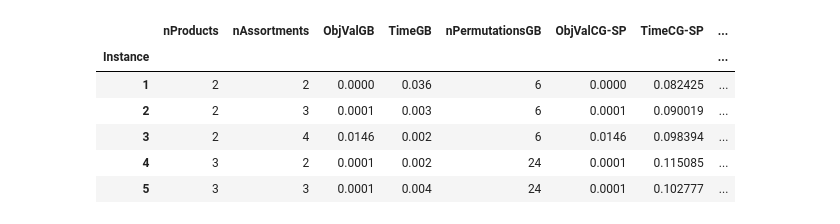
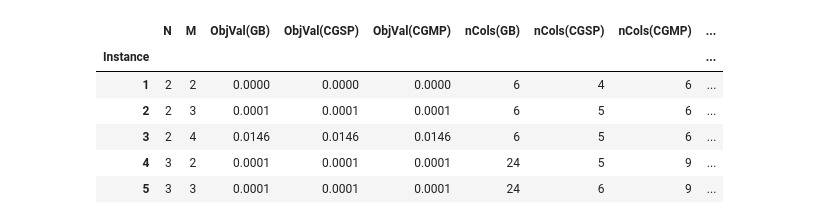
Before and after one commit to mhmoud-ashraf/Final-project, a Jupyter notebook: Visualization.ipynb, the cells around one changed output. Saved outputs shown, nothing was run; the diff lists cells and outputs as text; code cells hidden in the pictures.

```diff
--- a/Visualization.ipynb
+++ b/Visualization.ipynb
@@ -1,21 +1,29 @@
 # %%
 import pandas as pd
 import matplotlib.pyplot as plt
-# %%
-summary_df = pd.read_csv('summary.csv', index_col=0)
-summary_df['GapSP-MP'] = summary_df['TimeCG-SP'] - summary_df['TimeCG-MP']
-summary_df['TimeGapGB-SP'] = summary_df.TimeGB - summary_df['TimeCG-SP']
-summary_df['TimeGapGB-MP'] = summary_df.TimeGB - summary_df['TimeCG-MP']
-summary_df['TimeGapSP-MP'] = summary_df['TimeCG-SP'] - summary_df['TimeCG-MP']
-summary_df.head()
-# %% [output]
-|  | nProducts | nAssortments | ObjValGB | TimeGB | nPermutationsGB | ObjValCG-SP | TimeCG-SP | ... |
-| Instance |  |  |  |  |  |  |  | ... |
-| 1 | 2 | 2 | 0.0000 | 0.036 | 6 | 0.0000 | 0.082425 | ... |
-| 2 | 2 | 3 | 0.0001 | 0.003 | 6 | 0.0001 | 0.090019 | ... |
-| 3 | 2 | 4 | 0.0146 | 0.002 | 6 | 0.0146 | 0.098394 | ... |
-| 4 | 3 | 2 | 0.0001 | 0.002 | 24 | 0.0001 | 0.115085 | ... |
-| 5 | 3 | 3 | 0.0001 | 0.004 | 24 | 0.0001 | 0.102777 | ... |
+# %%
+summary_df = pd.read_csv('summary.csv', index_col=0)
+summary_df['Gap(CGSP-CGMP)'] = summary_df['ObjVal(CGSP)'] - summary_df['ObjVal(CGMP)']
+summary_df['Gap(CGSP-CGMPSub)'] = summary_df['ObjVal(CGSP)'] - summary_df['ObjVal(CGMPSub)']
+summary_df['Gap(CGMP-CGMPSub)'] = summary_df['ObjVal(CGMP)'] - summary_df['ObjVal(CGMPSub)']
+
+summary_df['TimeGap(GB-CGSP)'] = summary_df['Time(GB)'] - summary_df['Time(CGSP)']
+summary_df['TimeGap(GB-CGMP)'] = summary_df['Time(GB)'] - summary_df['Time(CGMP)']
+summary_df['TimeGap(GB-CGMPSub)'] = summary_df['Time(GB)'] - summary_df['Time(CGMPSub)']
+
+summary_df['TimeGap(CGSP-CGMP)'] = summary_df['Time(CGSP)'] - summary_df['Time(CGMP)']
+summary_df['TimeGap(CGSP-CGMPSub)'] = summary_df['Time(CGSP)'] - summary_df['Time(CGMPSub)']
+summary_df['TimeGap(CGMP-CGMPSub)'] = summary_df['Time(CGMP)'] - summary_df['Time(CGMPSub)']
+
+summary_df.head()
+# %% [output]
+|  | N | M | ObjVal(GB) | ObjVal(CGSP) | ObjVal(CGMP) | nCols(GB) | nCols(CGSP) | nCols(CGMP) | ... |
+| Instance |  |  |  |  |  |  |  |  | ... |
+| 1 | 2 | 2 | 0.0000 | 0.0000 | 0.0000 | 6 | 4 | 6 | ... |
+| 2 | 2 | 3 | 0.0001 | 0.0001 | 0.0001 | 6 | 5 | 6 | ... |
+| 3 | 2 | 4 | 0.0146 | 0.0146 | 0.0146 | 6 | 5 | 6 | ... |
+| 4 | 3 | 2 | 0.0001 | 0.0001 | 0.0001 | 24 | 5 | 9 | ... |
+| 5 | 3 | 3 | 0.0001 | 0.0001 | 0.0001 | 24 | 6 | 9 | ... |
 # %%
 # Plot objective values and gaps
 fig, ax = plt.subplots(2, 1, figsize=(12, 12))
```
Also changed, not shown: parts of 3 cells of this notebook, 5 other files.
